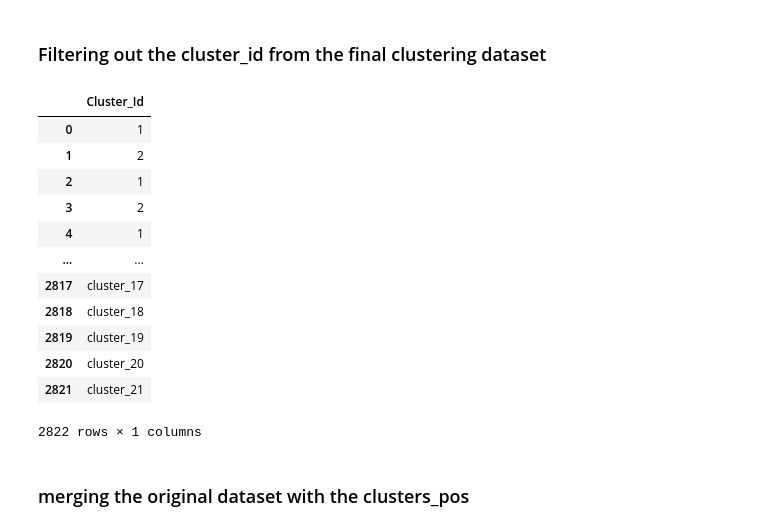
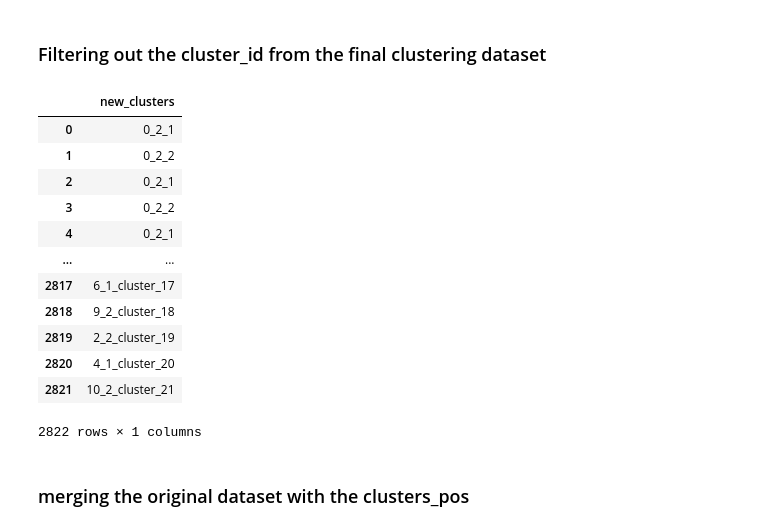
Before and after one commit to asheshh-lal/Scouting, a Jupyter notebook: detailed_clusters.ipynb, the cells around one changed output. Drawn from its saved outputs; the diff is of its cells as text; code cells hidden in the pictures.

```diff
--- a/detailed_clusters.ipynb
+++ b/detailed_clusters.ipynb
@@ -1733,3 +1733,11 @@ df_concatenated_all
 | 2820 | 1.458658 | -0.349578 | -0.572368 | -0.581208 | -0.533018 | -0.590499 | -0.745094 | -0.897896 | -0.708643 | -1.109457 | ... |
 | 2821 | -1.130605 | -0.349578 | -0.572368 | -0.581208 | 3.321916 | -0.590499 | 1.479818 | -0.897896 | -0.708643 | -1.109457 | ... |
 2822 rows × 120 columns
+# %%
+# List comprehension to traverse rows and label combinations
+labels = [f'{pos}_{cluster}' for pos, cluster in zip(df_concatenated_all['Combination_Label'], df_concatenated_all['Cluster_Id'])]
+
+# Add labels as a new column
+df_concatenated_all['new_clusters'] = labels
+df_concatenated_all = df_concatenated_all.drop(['Cluster_Id', 'Combination_Label'], axis=1)
+df_concatenated_all
@@ -1736,21 +1774,21 @@ df_concatenated_all
 # %% [markdown]
 ### Filtering out the cluster_id from the final clustering dataset
 # %%
-clusters_pos = df_concatenated_all[['Cluster_Id']]
+clusters_pos = df_concatenated_all[['new_clusters']]
 clusters_pos
 # %% [output]
-|  | Cluster_Id |
-| 0 | 1 |
-| 1 | 2 |
-| 2 | 1 |
-| 3 | 2 |
-| 4 | 1 |
+|  | new_clusters |
+| 0 | 0_2_1 |
+| 1 | 0_2_2 |
+| 2 | 0_2_1 |
+| 3 | 0_2_2 |
+| 4 | 0_2_1 |
 | ... | ... |
-| 2817 | cluster_17 |
-| 2818 | cluster_18 |
-| 2819 | cluster_19 |
-| 2820 | cluster_20 |
-| 2821 | cluster_21 |
+| 2817 | 6_1_cluster_17 |
+| 2818 | 9_2_cluster_18 |
+| 2819 | 2_2_cluster_19 |
+| 2820 | 4_1_cluster_20 |
+| 2821 | 10_2_cluster_21 |
 2822 rows × 1 columns
 # %% [markdown]
 ### merging the original dataset with the clusters_pos
```
Also changed, not shown: parts of 5 cells of this notebook, 2 other files.
